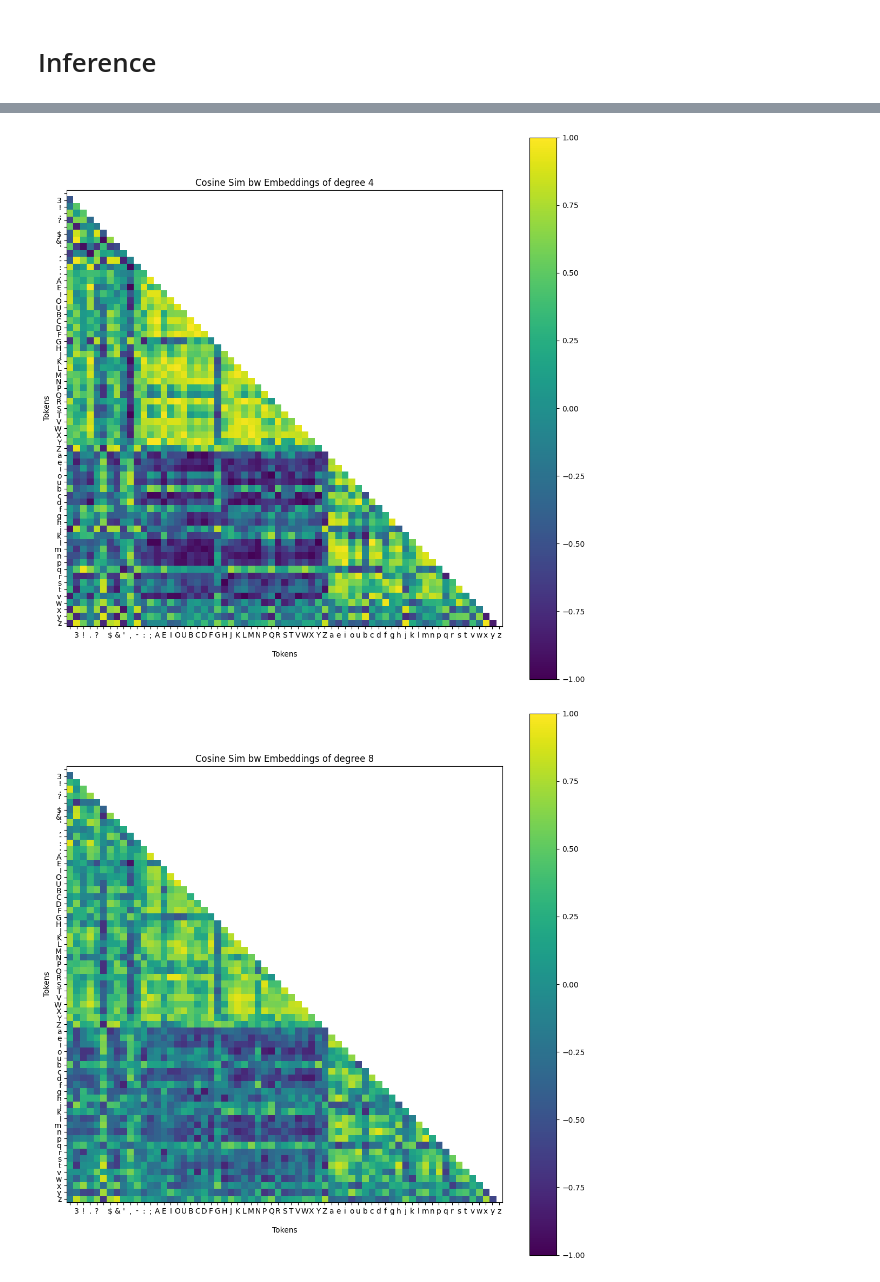
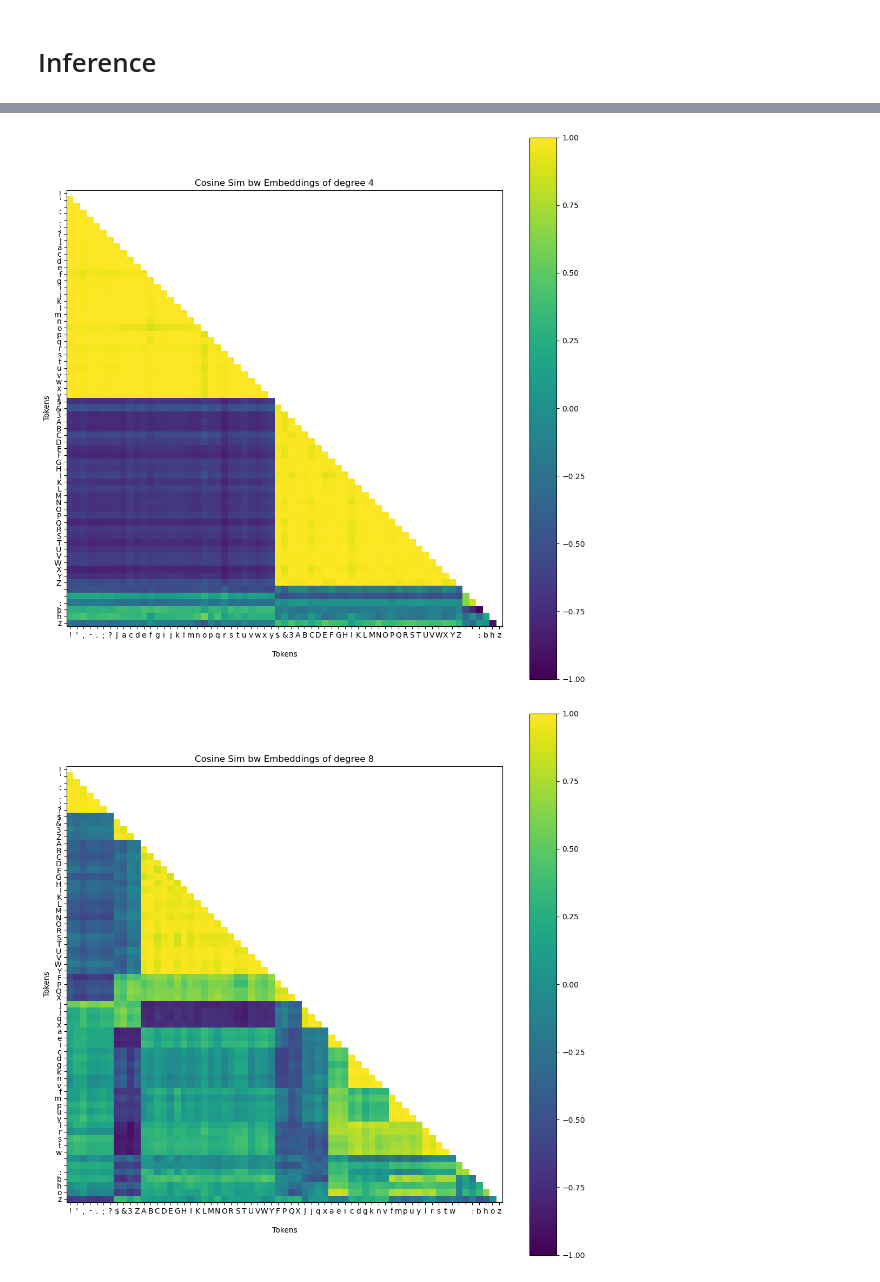
Before and after one commit to evintunador/matryoshkaGPT, a Jupyter notebook: emergent_hierarchical_embeddings_GPT.ipynb, the cells around one changed output, grey strips where cells are left out. Cells and saved outputs as stored; diff of their text form; code cells hidden in the pictures.

Commit message:
finished emergent emhierarchical embeddings

```diff
--- a/emergent_hierarchical_embeddings_GPT.ipynb
+++ b/emergent_hierarchical_embeddings_GPT.ipynb
@@ -33,8 +33,8 @@ from sklearn.metrics import pairwise_distances
 device = 'cuda' if torch.cuda.is_available() else 'mps' if torch.backends.mps.is_available() else 'cpu'
 # %%
 # hyperparameters
-b = 4 # how many independent sequences will we process in parallel?
-t = 16 # what is the maximum context length for predictions?
+b = 8 # how many independent sequences will we process in parallel?
+t = 24 # what is the maximum context length for predictions?
 lr = 3e-4 # learning rate for each backprop step
 eval_iters = 20
 h = 4 # number of attention heads
@@ -51,10 +51,10 @@ nesting_list = [2**i for i in range(min_power, int(power_of_d) + 1)]
 print("nesting_list: ", nesting_list)
 
 # epochs are the number of times we'll define our emergent hierarchies & rework the training algorithm to use them
-epochs = 5
+epochs = 40
 # for every epoch, max_iters is the number of training batches we run
-max_iters = 100
-eval_interval = 5
+max_iters = 250
+eval_interval = 50
 
 # how similar do vectors have to be to be considered in the same group?
 # (cosine similarity ranges from -1 to 1, so eps=0.1 means a cos sim of >=0.9)
@@ -599,10 +618,10 @@ torch.save(model.state_dict(), f'models/{model.__class__.__name__}_b{b}_t{t}_d{d
 # %% [markdown]
 # Load a saved model
 # %%
-model = matryoshkaGPT().to(device)  # Initialize a model with the same architecture
+model = emergent_hierarchical_embeddings_GPT().to(device)  # Initialize a model with the same architecture
 
 # Load the saved state dictionary
-model.load_state_dict(torch.load('models/GPT_b24_t128_d128_h8_l8_lr0.0003_drop0.2_l2-0.01_2024-01-25|23-31-12.pth'))
+model.load_state_dict(torch.load('models/emergent_hierarchical_embeddings_GPT_b8_t24_d32_h4_l4_lr0.0003_drop0.2_l2-0.01_min_power2_2024-02-08|20-25-24_V2.pth'))
 
 # If you plan to continue training the model, switch to training mode
 #model.train()
@@ -683,18 +702,25 @@ def plot_token_similarity(tokens, model, stoi, degree, nesting_list=nesting_list
     # Show the plot
     plt.show()
 # %%
-# reordering chars so that it more clearly shows some of the categories i expect to emerge
-chars1 = ['\n', '3',
-          '!','.','?',
-          ' ', '$', '&', "'", ',', '-', ':', ';',
-        'A', 'E', 'I', 'O', 'U',
-        'B', 'C', 'D', 'F', 'G', 'H', 'J', 'K', 'L', 'M', 'N', 'P', 'Q', 'R', 'S', 'T', 'V', 'W', 'X', 'Y', 'Z',
-        'a', 'e', 'i', 'o', 'u',
-        'b', 'c', 'd', 'f', 'g', 'h', 'j', 'k', 'l', 'm', 'n', 'p', 'q', 'r', 's', 't', 'v', 'w', 'x', 'y', 'z']
+# reordering chars so that it more clearly shows some of the categories that emerged
+chars0 = ['!', "'", ',', '-', '.', ';', '?', 'J', 'a', 'c', 'd', 'e', 'f', 'g', 'i', 'j', 'k', 'l', 'm', 'n', 'o', 'p', 'q', 'r', 's', 't', 'u', 'v', 'w', 'x', 'y', '$', '&', '3', 'A', 'B', 'C', 'D', 'E', 'F', 'G', 'H', 'I', 'K', 'L', 'M', 'N', 'O', 'P', 'Q', 'R', 'S', 'T', 'U', 'V', 'W', 'X', 'Y', 'Z', '\n', ' ', ':', 'b', 'h', 'z']
+
+chars1 = ['!', "'", ',', '-', '.', ';', '?', '$', '&', '3', 'Z', 'A', 'B', 'C', 'D', 'E', 'G', 'H', 'I', 'K', 'L', 'M', 'N', 'O', 'R', 'S', 'T', 'U', 'V', 'W', 'Y', 'F', 'P', 'Q', 'X', 'J', 'j', 'q', 'x', 'a', 'e', 'i', 'c', 'd', 'g', 'k', 'n', 'v', 'f', 'm', 'p', 'u', 'y', 'l', 'r', 's', 't', 'w', '\n', ' ', ':', 'b', 'h', 'o', 'z']
+
+chars2 = ['!', ',', '.', ';', '?', '$', '&', '3', 'A', 'B', 'D', 'E', 'I', 'K', 'L', 'M', 'O', 'R', 'V', 'Y', 'a', 'e', 'i', '\n', ' ', "'", '-', ':', 'C', 'F', 'G', 'H', 'J', 'N', 'P', 'Q', 'S', 'T', 'U', 'W', 'X', 'Z', 'b', 'c', 'd', 'f', 'g', 'h', 'j', 'k', 'l', 'm', 'n', 'o', 'p', 'q', 'r', 's', 't', 'u', 'v', 'w', 'x', 'y', 'z']
+
+# and since the last dimension size was never given an order, these are the categories that i think should've emerged
+chars3 = ['!', '.', '?', '\n', ' ', '$', '&', "'", ',', '-', '3', ':', ';',
+          'A', 'E', 'I', 'O', 'U',
+          'B', 'C', 'D', 'F', 'G', 'H', 'J', 'K', 'L', 'M', 'N', 'P', 'Q', 'R', 'S', 'T', 'V', 'W', 'X', 'Y', 'Z',
+          'a', 'e', 'i', 'o', 'u',
+          'b', 'c', 'd', 'f', 'g', 'h', 'j', 'k', 'l', 'm', 'n', 'p', 'q', 'r', 's', 't', 'v', 'w', 'x', 'y', 'z']
+
+char_list = [chars0, chars1, chars2, chars3]
 # %%
 for i in range(min_power, power_of_d+1):
-    save_path = f'images/{model.__class__.__name__}_b{b}_t{t}_d{d}_h{h}_l{l}_lr{lr}_drop{dropout}_l2-{l2}_min_power{min_power}_{time.strftime("%Y-%m-%d|%H-%M-%S")}_thispower{i}.png'
-    plot_token_similarity(chars1, model, stoi, degree=i, size=13, save_path=None)
+    save_path = f'images/{model.__class__.__name__}_b{b}_t{t}_d{d}_h{h}_l{l}_lr{lr}_drop{dropout}_l2-{l2}_min_power{min_power}_{time.strftime("%Y-%m-%d|%H-%M-%S")}_V2_thispower{i}.png'
+    plot_token_similarity(char_list[i-min_power], model, stoi, degree=i, size=13, save_path=None)
 # %% [output]
-[figure, old version]
+[figure, new version]
-[figure, old version]
+[figure, new version]
```
Also changed, not shown: parts of 7 cells of this notebook, 5 other files.
